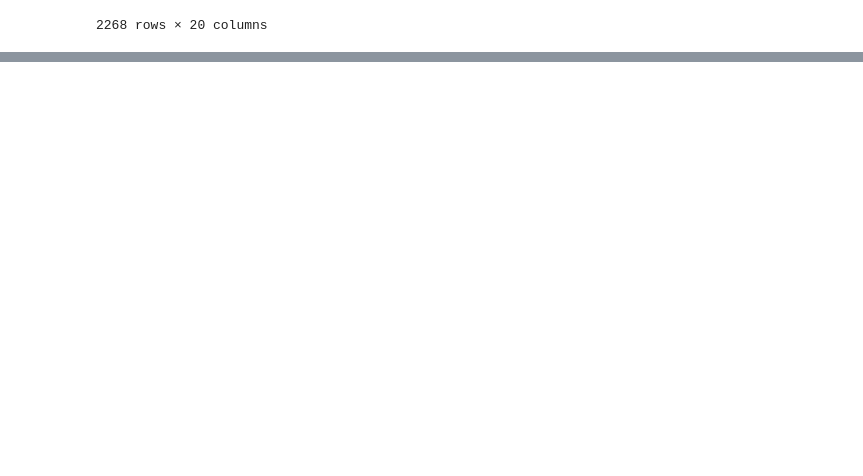
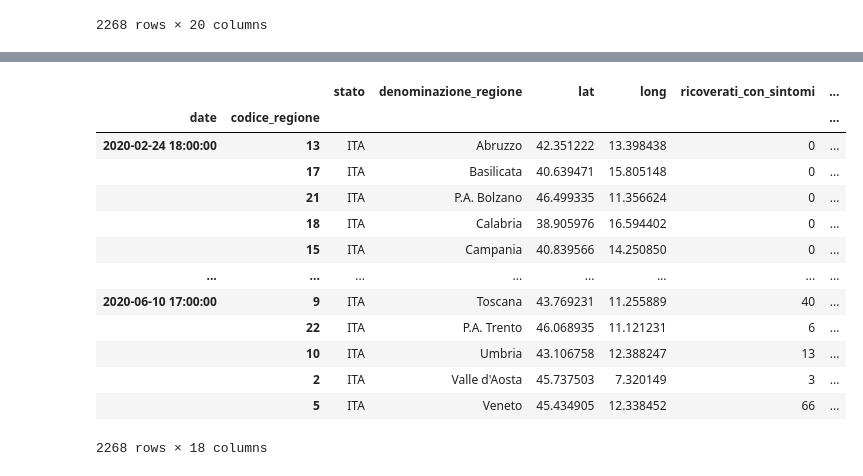
Before and after one commit to giuliafiorucci/covid_app, a Jupyter notebook: doc/notebooks/DataAnalysis_covid.ipynb, the cells around one changed output, grey strips where cells are left out. Drawn from its saved outputs; the diff is of its cells as text; code cells hidden in the pictures; blank space fills up the shorter version.

```diff
--- a/doc/notebooks/DataAnalysis_covid.ipynb
+++ b/doc/notebooks/DataAnalysis_covid.ipynb
@@ -21,0 +28,4 @@ data = pd.read_json(file_name)
+# %%
+date = pd.to_datetime(df.data)
+# %%
+df['date'] = date
@@ -21,0 +36,2 @@ data = pd.read_json(file_name)
+# %%
+df.drop('data',1, inplace=True)
@@ -21,0 +48,19 @@ data = pd.read_json(file_name)
+# %%
+df.set_index(['date', 'codice_regione'], inplace=True)
+# %%
+df
+# %% [output]
+|  |  | stato | denominazione_regione | lat | long | ricoverati_con_sintomi | ... |
+| date | codice_regione |  |  |  |  |  | ... |
+| 2020-02-24 18:00:00 | 13 | ITA | Abruzzo | 42.351222 | 13.398438 | 0 | ... |
+|  | 17 | ITA | Basilicata | 40.639471 | 15.805148 | 0 | ... |
+|  | 21 | ITA | P.A. Bolzano | 46.499335 | 11.356624 | 0 | ... |
+|  | 18 | ITA | Calabria | 38.905976 | 16.594402 | 0 | ... |
+|  | 15 | ITA | Campania | 40.839566 | 14.250850 | 0 | ... |
+| ... | ... | ... | ... | ... | ... | ... | ... |
+| 2020-06-10 17:00:00 | 9 | ITA | Toscana | 43.769231 | 11.255889 | 40 | ... |
+|  | 22 | ITA | P.A. Trento | 46.068935 | 11.121231 | 6 | ... |
+|  | 10 | ITA | Umbria | 43.106758 | 12.388247 | 13 | ... |
+|  | 2 | ITA | Valle d'Aosta | 45.737503 | 7.320149 | 3 | ... |
+|  | 5 | ITA | Veneto | 45.434905 | 12.338452 | 66 | ... |
+2268 rows × 18 columns
```
Also changed, not shown: parts of 19 cells of this notebook, 3 other files.
